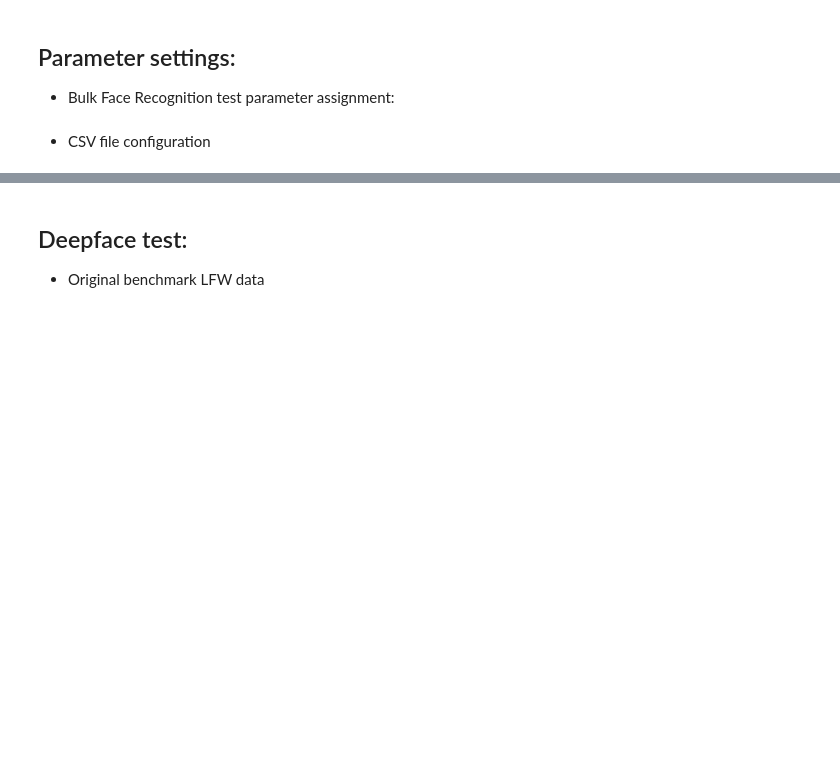
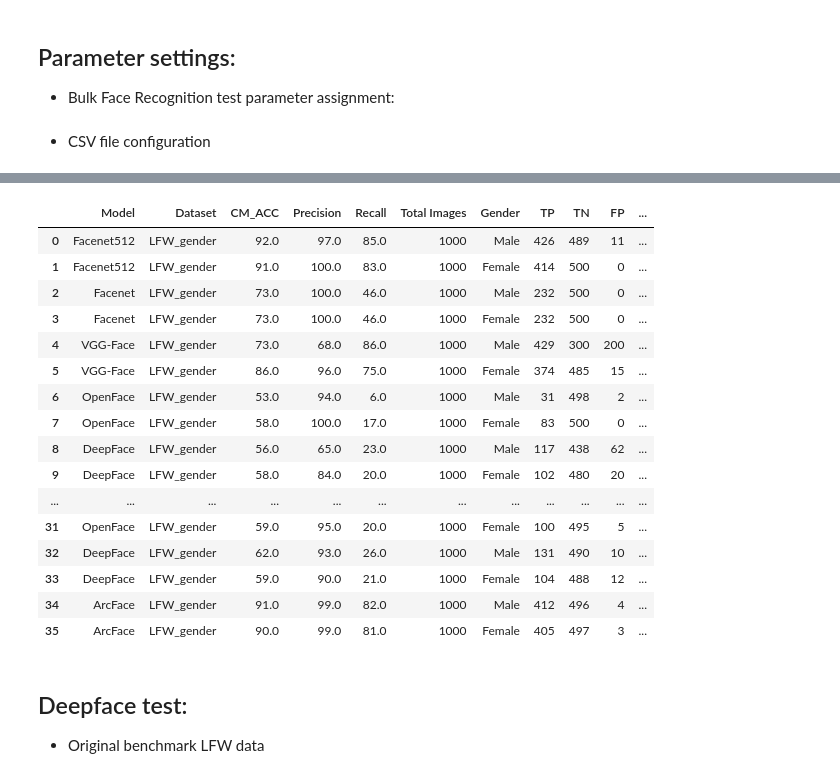
Before and after one commit to sushii2001/DeepFace-gender-bias-detection, a Jupyter notebook: deepface_main_test.ipynb, the cells around one changed output, grey strips where cells are left out. Saved outputs shown, nothing was run; the diff lists cells and outputs as text; code cells hidden in the pictures; blank space fills up the shorter version.

```diff
--- a/deepface_main_test.ipynb
+++ b/deepface_main_test.ipynb
@@ -130,3 +183,23 @@ benchmark_deepface_df = pd.read_csv(f'./data/deepface_{DATASET}_gender_csv/pairs
+# %%
+result_benchmark_gender_nonperturbed
+# %% [output]
+|  | Model | Dataset | CM_ACC | Precision | Recall | Total Images | Gender | TP | TN | FP | ... |
+| 0 | Facenet512 | LFW_gender | 92.0 | 97.0 | 85.0 | 1000 | Male | 426 | 489 | 11 | ... |
+| 1 | Facenet512 | LFW_gender | 91.0 | 100.0 | 83.0 | 1000 | Female | 414 | 500 | 0 | ... |
+| 2 | Facenet | LFW_gender | 73.0 | 100.0 | 46.0 | 1000 | Male | 232 | 500 | 0 | ... |
+| 3 | Facenet | LFW_gender | 73.0 | 100.0 | 46.0 | 1000 | Female | 232 | 500 | 0 | ... |
+| 4 | VGG-Face | LFW_gender | 73.0 | 68.0 | 86.0 | 1000 | Male | 429 | 300 | 200 | ... |
+| 5 | VGG-Face | LFW_gender | 86.0 | 96.0 | 75.0 | 1000 | Female | 374 | 485 | 15 | ... |
+| 6 | OpenFace | LFW_gender | 53.0 | 94.0 | 6.0 | 1000 | Male | 31 | 498 | 2 | ... |
+| 7 | OpenFace | LFW_gender | 58.0 | 100.0 | 17.0 | 1000 | Female | 83 | 500 | 0 | ... |
+| 8 | DeepFace | LFW_gender | 56.0 | 65.0 | 23.0 | 1000 | Male | 117 | 438 | 62 | ... |
+| 9 | DeepFace | LFW_gender | 58.0 | 84.0 | 20.0 | 1000 | Female | 102 | 480 | 20 | ... |
+| ... | ... | ... | ... | ... | ... | ... | ... | ... | ... | ... | ... |
+| 31 | OpenFace | LFW_gender | 59.0 | 95.0 | 20.0 | 1000 | Female | 100 | 495 | 5 | ... |
+| 32 | DeepFace | LFW_gender | 62.0 | 93.0 | 26.0 | 1000 | Male | 131 | 490 | 10 | ... |
+| 33 | DeepFace | LFW_gender | 59.0 | 90.0 | 21.0 | 1000 | Female | 104 | 488 | 12 | ... |
+| 34 | ArcFace | LFW_gender | 91.0 | 99.0 | 82.0 | 1000 | Male | 412 | 496 | 4 | ... |
+| 35 | ArcFace | LFW_gender | 90.0 | 99.0 | 81.0 | 1000 | Female | 405 | 497 | 3 | ... |
 # %% [markdown]
 ## Deepface test:
 - Original benchmark LFW data
```
Also changed, not shown: parts of 10 cells of this notebook, 1 other file.
